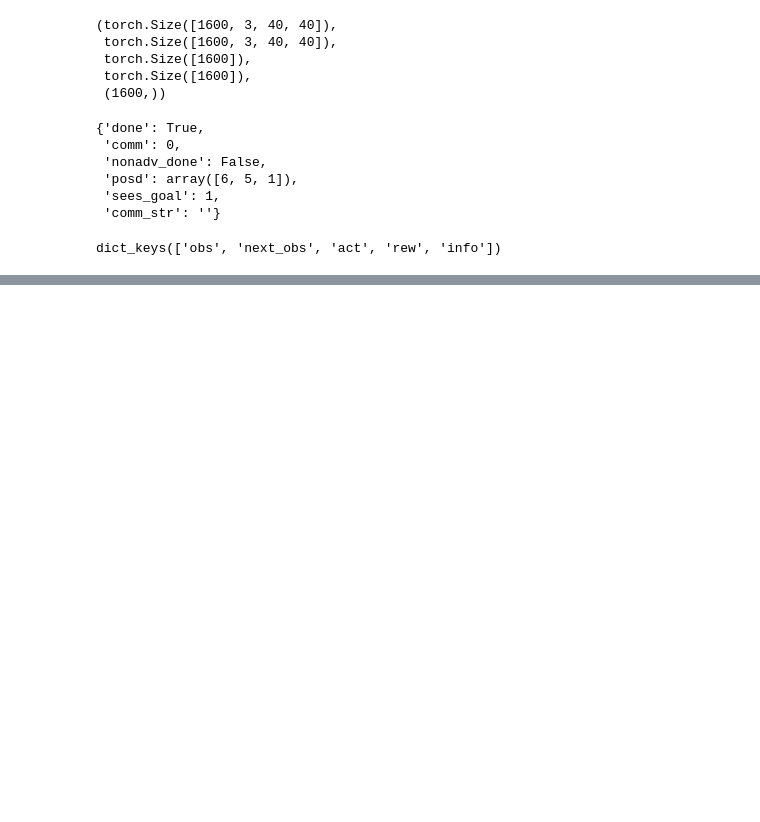
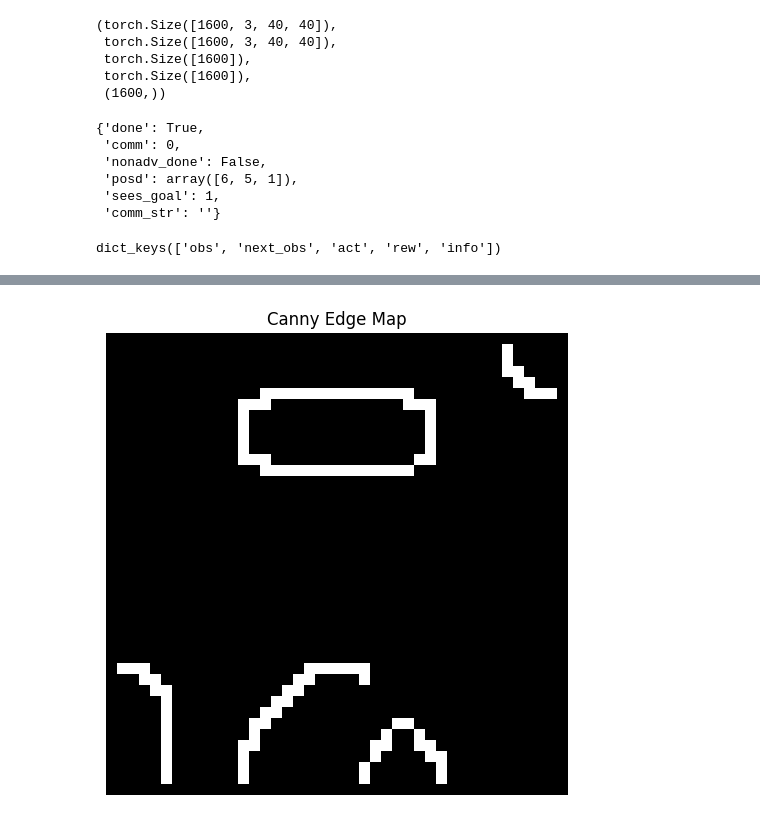
Before and after one commit to Ahmed-Khaled-Saleh/mawm, a Jupyter notebook: nbs/01c_data_loaders.ipynb, the cells around one changed output, grey strips where cells are left out. Saved outputs shown, nothing was run; the diff lists cells and outputs as text; code cells hidden in the pictures; blank space fills up the shorter version.

```diff
--- a/nbs/01c_data_loaders.ipynb
+++ b/nbs/01c_data_loaders.ipynb
@@ -494,0 +1300,21 @@ tensor([[[0.0000, 0.0000, 0.0000,  ..., 0.0000, 0.0000, 0.0000],
+# %%
+import numpy as np
+import matplotlib.pyplot as plt
+from skimage import io, color, feature, transform
+
+# Load the image
+image_rgb = io.imread('../mains/agent_0_step_0.png')
+image_gray = color.rgb2gray(image_rgb)
+
+# Apply Canny edge detector
+# The sigma (blur) and low/high thresholds may need tuning for your image
+edges = feature.canny(image_gray, sigma=3, low_threshold=0.1, high_threshold=0.2)
+
+# Display the detected edges
+plt.figure(figsize=(6, 6))
+plt.imshow(edges, cmap='gray')
+plt.title("Canny Edge Map")
+plt.axis('off')
+plt.show()
+# %% [output]
+[figure, added]
```
Also changed, not shown: parts of 73 cells of this notebook, 21 other files.
